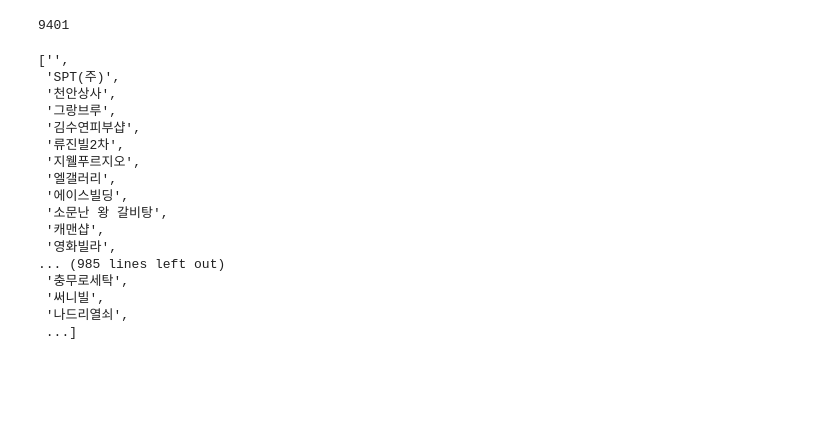
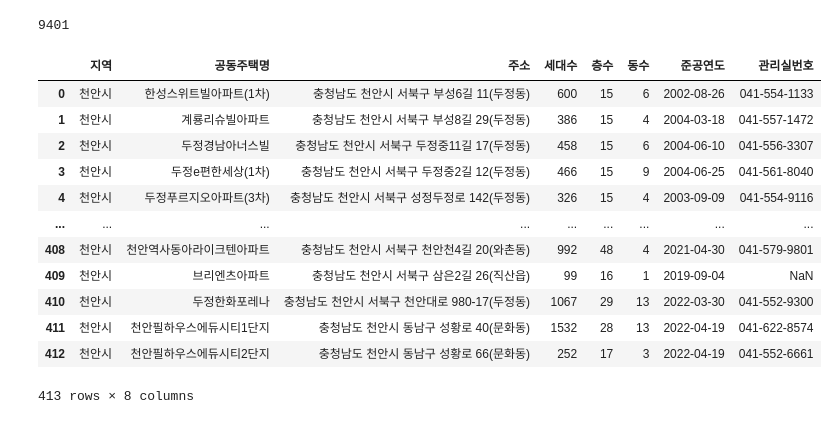
Before and after one commit to LGHelloVisionProj/Data_Visualization, a Jupyter notebook: 천안시_CodeDir/아파트추출.ipynb, the cells around one changed output. Saved outputs shown, nothing was run; the diff lists cells and outputs as text; code cells hidden in the pictures; blank space fills up the shorter version.

```diff
--- a/천안시_CodeDir/아파트추출.ipynb
+++ b/천안시_CodeDir/아파트추출.ipynb
@@ -61,23 +85,20 @@ uQ_building_list = list(set(building_list))
 len(uQ_building_list)
 # %% [output]
 9401
-# %%
-uQ_building_list
-# %% [output]
-['',
- 'SPT(주)',
- '천안상사',
- '그랑브루',
- '김수연피부샵',
- '류진빌2차',
- '지웰푸르지오',
- '엘갤러리',
- '에이스빌딩',
- '소문난 왕 갈비탕',
- '캐맨샵',
- '영화빌라',
-... (985 lines left out)
- '충무로세탁',
- '써니빌',
- '나드리열쇠',
- ...]
+# %%
+apt = pd.read_csv('/Users/iseunghyeon/Downloads/충청남도 천안시_공동주택 현황_20221230.csv',encoding='cp949')
+apt
+# %% [output]
+|  | 지역 | 공동주택명 | 주소 | 세대수 | 층수 | 동수 | 준공연도 | 관리실번호 |
+| 0 | 천안시 | 한성스위트빌아파트(1차) | 충청남도 천안시 서북구 부성6길 11(두정동) | 600 | 15 | 6 | 2002-08-26 | 041-554-1133 |
+| 1 | 천안시 | 계룡리슈빌아파트 | 충청남도 천안시 서북구 부성8길 29(두정동) | 386 | 15 | 4 | 2004-03-18 | 041-557-1472 |
+| 2 | 천안시 | 두정경남아너스빌 | 충청남도 천안시 서북구 두정중11길 17(두정동) | 458 | 15 | 6 | 2004-06-10 | 041-556-3307 |
+| 3 | 천안시 | 두정e편한세상(1차) | 충청남도 천안시 서북구 두정중2길 12(두정동) | 466 | 15 | 9 | 2004-06-25 | 041-561-8040 |
+| 4 | 천안시 | 두정푸르지오아파트(3차) | 충청남도 천안시 서북구 성정두정로 142(두정동) | 326 | 15 | 4 | 2003-09-09 | 041-554-9116 |
+| ... | ... | ... | ... | ... | ... | ... | ... | ... |
+| 408 | 천안시 | 천안역사동아라이크텐아파트 | 충청남도 천안시 서북구 천안천4길 20(와촌동) | 992 | 48 | 4 | 2021-04-30 | 041-579-9801 |
+| 409 | 천안시 | 브리엔츠아파트 | 충청남도 천안시 서북구 삼은2길 26(직산읍) | 99 | 16 | 1 | 2019-09-04 | NaN |
+| 410 | 천안시 | 두정한화포레나 | 충청남도 천안시 서북구 천안대로 980-17(두정동) | 1067 | 29 | 13 | 2022-03-30 | 041-552-9300 |
+| 411 | 천안시 | 천안필하우스에듀시티1단지 | 충청남도 천안시 동남구 성황로 40(문화동) | 1532 | 28 | 13 | 2022-04-19 | 041-622-8574 |
+| 412 | 천안시 | 천안필하우스에듀시티2단지 | 충청남도 천안시 동남구 성황로 66(문화동) | 252 | 17 | 3 | 2022-04-19 | 041-552-6661 |
+413 rows × 8 columns
```
Also changed, not shown: parts of 6 cells of this notebook, 3 other files.
